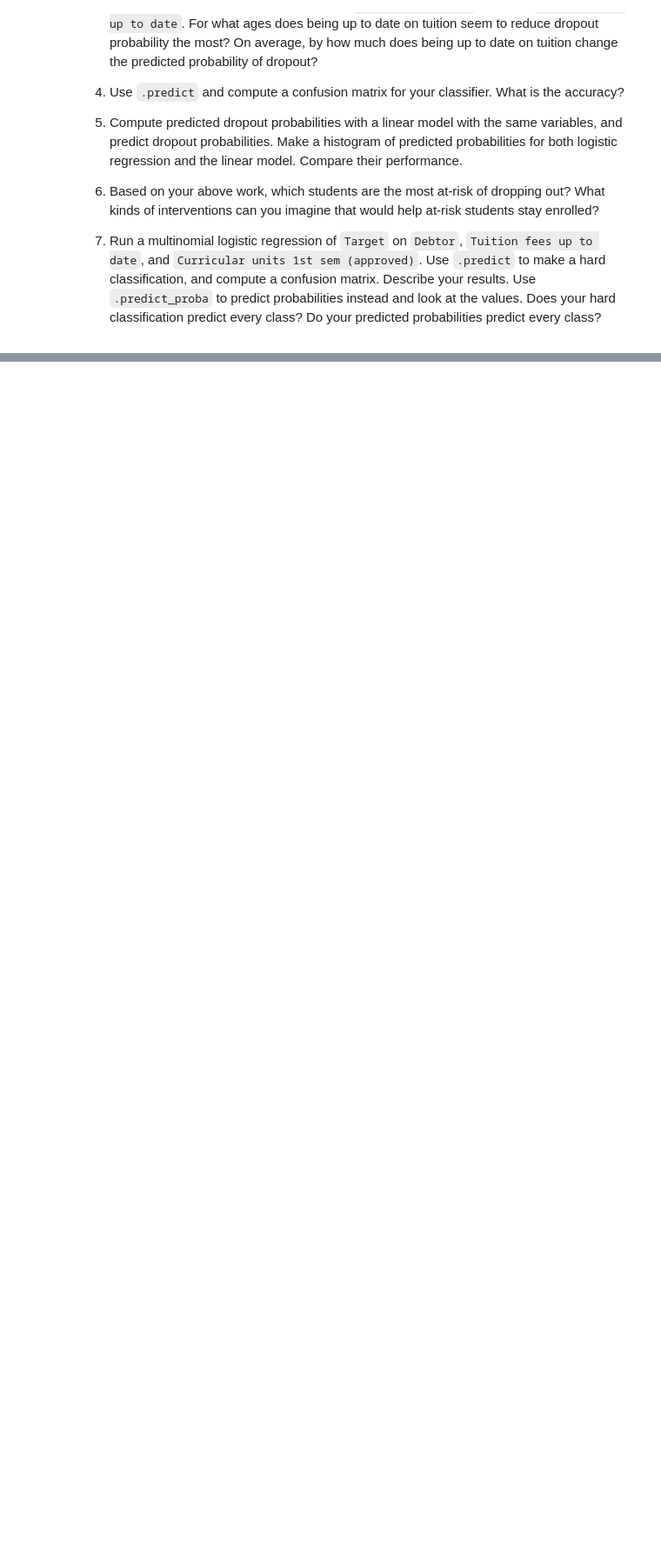
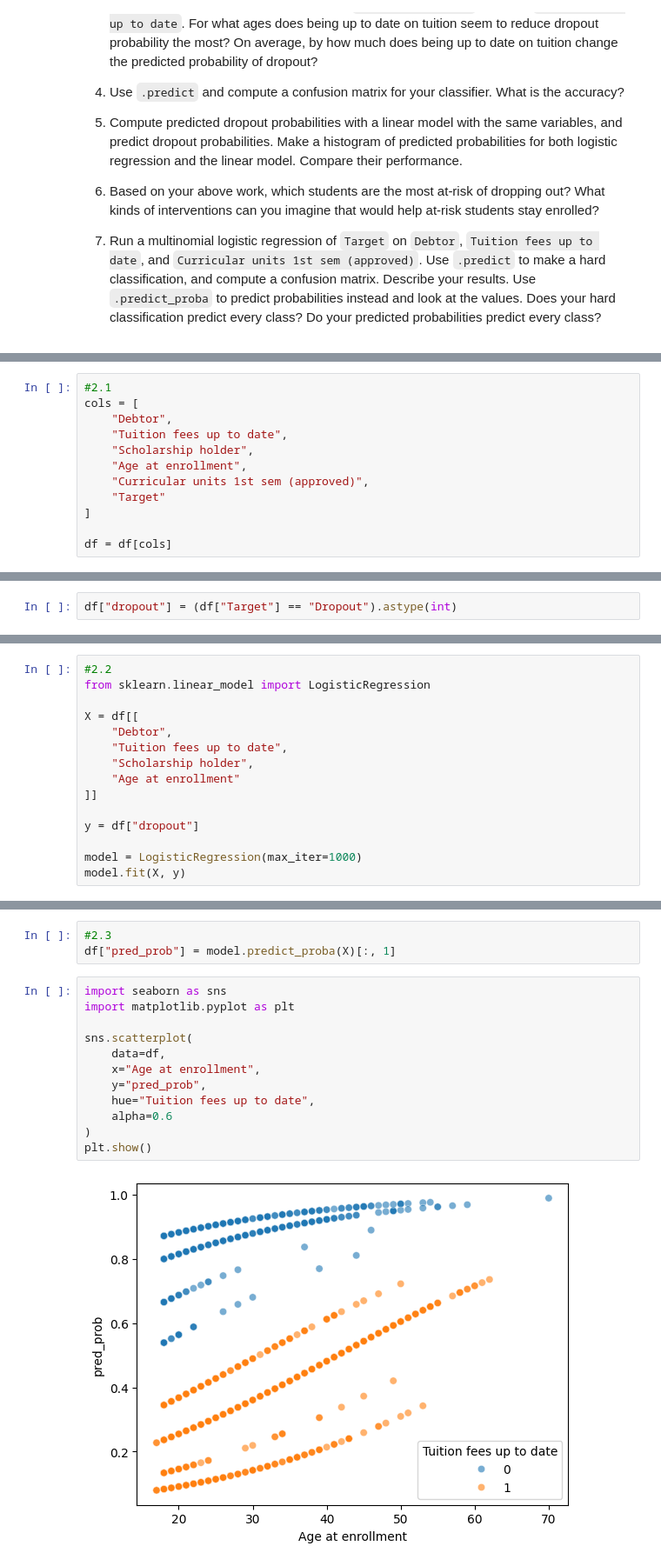
Before and after one commit to richarddo3/undergrad_ml_assignments, a Jupyter notebook: 05_assignment_glm.ipynb, the cells around one changed output, grey strips where cells are left out. Shown at 87% size. Cells and saved outputs as stored; diff of their text form; blank space fills up the shorter version.

```diff
--- a/05_assignment_glm.ipynb
+++ b/05_assignment_glm.ipynb
@@ -60,0 +90,12 @@ The relevant variables are:
+# %%
+#2.1
+cols = [
+    "Debtor",
+    "Tuition fees up to date",
+    "Scholarship holder",
+    "Age at enrollment",
+    "Curricular units 1st sem (approved)",
+    "Target"
+]
+
+df = df[cols]
@@ -60,0 +115,2 @@ The relevant variables are:
+# %%
+df["dropout"] = (df["Target"] == "Dropout").astype(int)
@@ -60,0 +126,15 @@ The relevant variables are:
+# %%
+#2.2
+from sklearn.linear_model import LogisticRegression
+
+X = df[[
+    "Debtor",
+    "Tuition fees up to date",
+    "Scholarship holder",
+    "Age at enrollment"
+]]
+
+y = df["dropout"]
+
+model = LogisticRegression(max_iter=1000)
+model.fit(X, y)
@@ -60,0 +160,17 @@ The relevant variables are:
+# %%
+#2.3
+df["pred_prob"] = model.predict_proba(X)[:, 1]
+# %%
+import seaborn as sns
+import matplotlib.pyplot as plt
+
+sns.scatterplot(
+    data=df,
+    x="Age at enrollment",
+    y="pred_prob",
+    hue="Tuition fees up to date",
+    alpha=0.6
+)
+plt.show()
+# %% [output]
+[figure, added]
```
Also changed, not shown: parts of 25 cells of this notebook.
